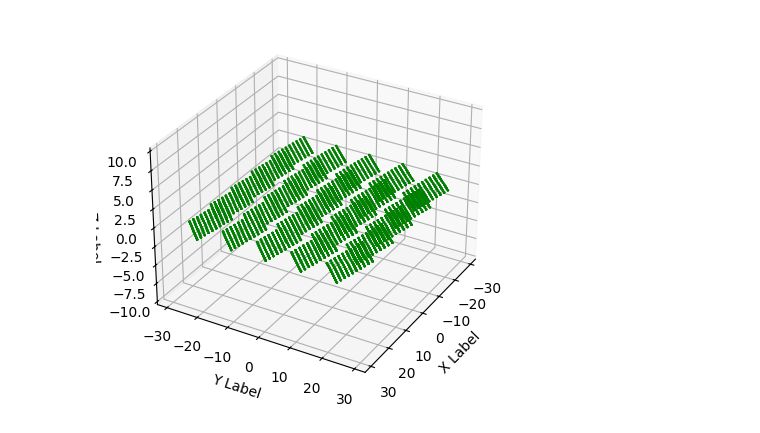
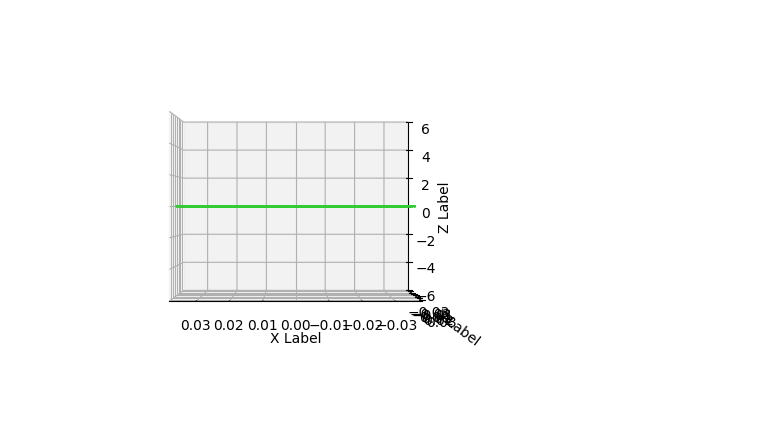
Before and after one commit to simon-fredrich/dmd_simulator, a Jupyter notebook: src/dmd3d_sketch.ipynb, the cells around one changed output. Cells and saved outputs as stored; diff of their text form; code cells hidden in the pictures.

```diff
--- a/src/dmd3d_sketch.ipynb
+++ b/src/dmd3d_sketch.ipynb
@@ -19,13 +19,14 @@ def DoRotation3D(xspan, yspan, zspan, RotRadX=0, RotRadY=0, RotRadZ=0):
                            [0, 0, 1]])
 
     # Combined rotation matrix
-    RotMatrix = RotMatrixZ @ RotMatrixY @ RotMatrixX
+    RotMatrix = RotMatrixY @ RotMatrixZ
 
     # Create a 3D meshgrid
     x, y, z = np.meshgrid(xspan, yspan, zspan, indexing='ij')
 
     # Stack the meshgrid arrays into a single 4D array
     grid = np.stack([x, y, z], axis=-1)
+    print(grid.shape)
 
     # Apply the rotation matrix
     rotated_grid = np.einsum('ij,klmj->klmi', RotMatrix, grid)
@@ -38,8 +39,9 @@ x = np.linspace(-w/2, w/2, sources)
 y = np.linspace(-w/2, w/2, sources)
 z = np.zeros_like(x)
 
-tilt_angle = np.deg2rad(12)
-rotated_mesh = DoRotation3D(x, y, z, RotRadX=tilt_angle, RotRadY=tilt_angle, RotRadZ=0)
+tilt_angle = np.deg2rad(90)
+rotated_mesh = DoRotation3D(x, y, z, RotRadY=tilt_angle, RotRadZ=np.deg2rad(0))
+
 
 # Extract the rotated coordinates
 x_rot = rotated_mesh[..., 0]
@@ -52,11 +54,13 @@ ax = fig.add_subplot(111, projection='3d')
 ax.scatter(x_rot, y_rot, z_rot, c='g', marker='o')
 
 # Set view angle to look from the top
-ax.view_init(elev=0, azim=30)
+ax.view_init(elev=90, azim=30)
 
 ax.set_xlabel('X Label')
 ax.set_ylabel('Y Label')
 ax.set_zlabel('Z Label')
 
+ax.axis("equal")
+
 plt.show()
 # %% [output]
@@ -131,23 +161,27 @@ for i in range(mirrors):
 # %%
 # Plotting the 3D scatter plot
 fig = plt.figure()
 ax = fig.add_subplot(111, projection='3d')
+
 x_all = [coords[i, j, 0] for i in range(mirrors) for j in range(mirrors)]
 y_all = [coords[i, j, 1] for i in range(mirrors) for j in range(mirrors)]
 z_all = [coords[i, j, 2] for i in range(mirrors) for j in range(mirrors)]
-ax.scatter(x_all, y_all, z_all, c='g', marker='o', s=0.5)
+ax.scatter(x_all, y_all, z_all, c="limegreen", marker='o', s=0.5)
+ax.scatter(coords[0, 0, 0, 0, 0], coords[0, 0, 1, 0, 0], coords[0, 0, 2, 0, 0], c="red", marker='o', s=0.5)
 
-# Set view angle to look from the top
-ax.view_init(elev=30, azim=30)
+# Set view angle
+ax.view_init(elev=0, azim=90)
 
 ax.set_xlabel('X Label')
 ax.set_ylabel('Y Label')
 ax.set_zlabel('Z Label')
-ax.set_zlim3d(-10, 10)
+ax.set_zlim3d(-6, 6)
+ax.set_xlim3d(-dmd_size_d/2, dmd_size_d/2)
+ax.set_ylim3d(-dmd_size_d/2, dmd_size_d/2)
 
 plt.show()
 # %% [output]
-[figure, old version]
+[figure, new version]
 # %%
 # Plotting
 plt.figure(figsize=(12, 6))
```
Also changed, not shown: parts of 3 cells of this notebook.
